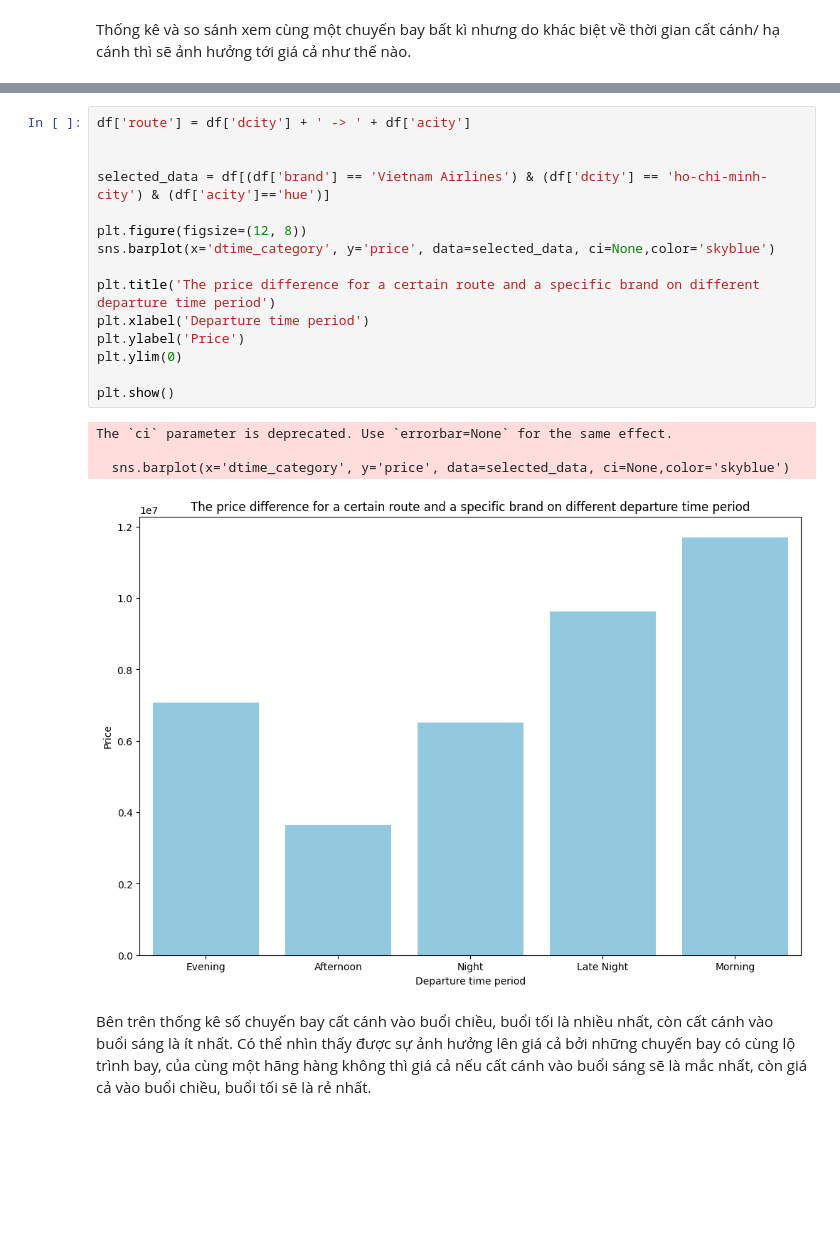
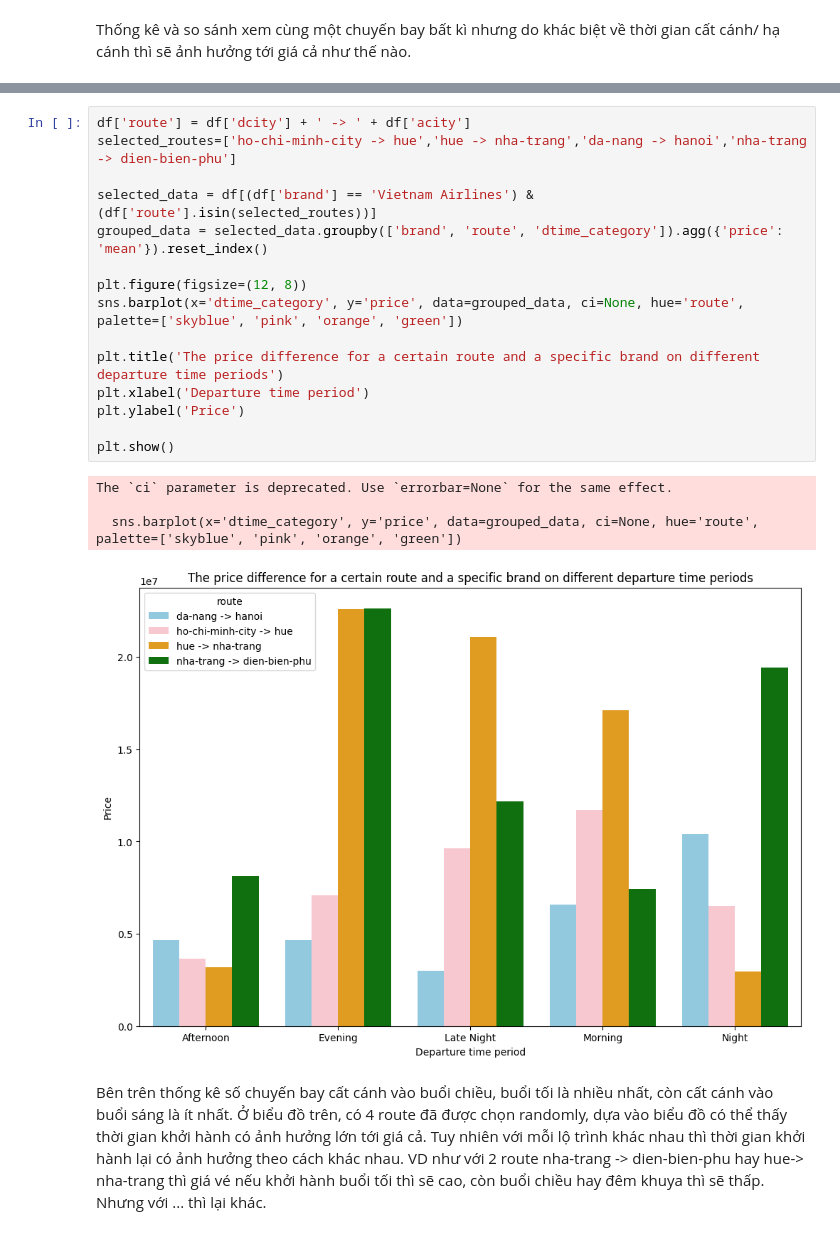
Before and after one commit to lehieulol/DS_database, a Jupyter notebook: PreprocessingAndEDA/EDA.ipynb, the cells around one changed output, grey strips where cells are left out. Drawn from its saved outputs; the diff is of its cells as text; blank space fills up the shorter version.

```diff
--- a/PreprocessingAndEDA/EDA.ipynb
+++ b/PreprocessingAndEDA/EDA.ipynb
@@ -248,23 +245,23 @@ filtered_dtime_category_data
 # %%
 df['route'] = df['dcity'] + ' -> ' + df['acity']
+selected_routes=['ho-chi-minh-city -> hue','hue -> nha-trang','da-nang -> hanoi','nha-trang -> dien-bien-phu']
 
-
-selected_data = df[(df['brand'] == 'Vietnam Airlines') & (df['dcity'] == 'ho-chi-minh-city') & (df['acity']=='hue')]
+selected_data = df[(df['brand'] == 'Vietnam Airlines') & (df['route'].isin(selected_routes))]
+grouped_data = selected_data.groupby(['brand', 'route', 'dtime_category']).agg({'price': 'mean'}).reset_index()
 
 plt.figure(figsize=(12, 8))
-sns.barplot(x='dtime_category', y='price', data=selected_data, ci=None,color='skyblue')
+sns.barplot(x='dtime_category', y='price', data=grouped_data, ci=None, hue='route', palette=['skyblue', 'pink', 'orange', 'green'])
 
-plt.title('The price difference for a certain route and a specific brand on different departure time period')
+plt.title('The price difference for a certain route and a specific brand on different departure time periods')
 plt.xlabel('Departure time period')
 plt.ylabel('Price')
-plt.ylim(0)
 
 plt.show()
 # %% [output]
 The `ci` parameter is deprecated. Use `errorbar=None` for the same effect.
 
-  sns.barplot(x='dtime_category', y='price', data=selected_data, ci=None,color='skyblue')
+  sns.barplot(x='dtime_category', y='price', data=grouped_data, ci=None, hue='route', palette=['skyblue', 'pink', 'orange', 'green'])
-[figure, old version]
+[figure, new version]
-# %% [markdown]
-Bên trên thống kê số chuyến bay cất cánh vào buổi chiều, buổi tối là nhiều nhất, còn cất cánh vào buổi sáng là ít nhất. Có thể nhìn thấy được sự ảnh hưởng lên giá cả bởi những chuyến bay có cùng lộ trình bay, của cùng một hãng hàng không thì giá cả nếu cất cánh vào buổi sáng sẽ là mắc nhất, còn giá cả vào buổi chiều, buổi tối sẽ là rẻ nhất.
+# %% [markdown]
+Bên trên thống kê số chuyến bay cất cánh vào buổi chiều, buổi tối là nhiều nhất, còn cất cánh vào buổi sáng là ít nhất. Ở biểu đồ trên, có 4 route đã được chọn randomly, dựa vào biểu đồ có thể thấy thời gian khởi hành có ảnh hưởng lớn tới giá cả. Tuy nhiên với mỗi lộ trình khác nhau thì thời gian khởi hành lại có ảnh hưởng theo cách khác nhau. VD như với 2 route nha-trang -> dien-bien-phu hay hue-> nha-trang thì giá vé nếu khởi hành buổi tối thì sẽ cao, còn buổi chiều hay đêm khuya thì sẽ thấp. Nhưng với ... thì lại khác.
 # %%
```
Also changed, not shown: parts of 36 cells of this notebook, 1 other file.
